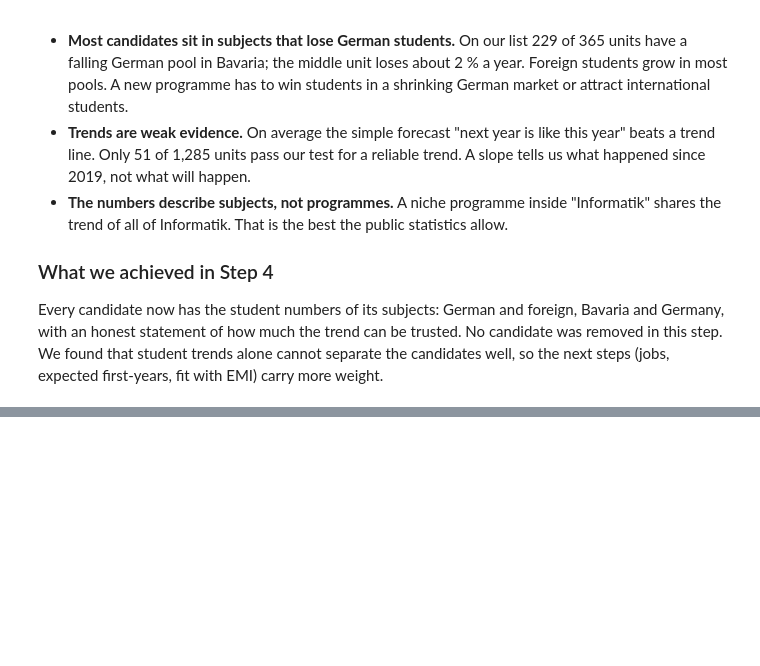
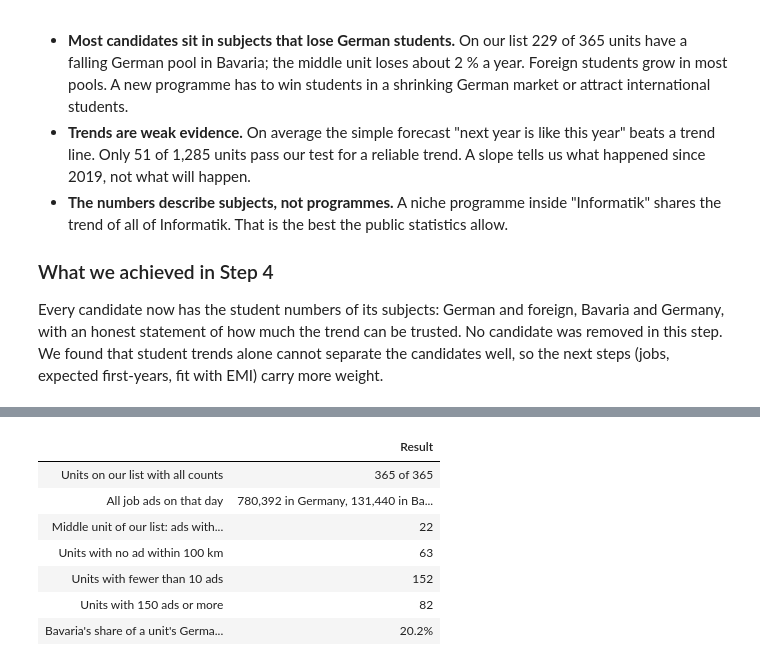
Before and after one commit to SomanthaManuranga/study-program-intelligence, a Jupyter notebook: notebooks/funnel_progress.ipynb, the cells around one changed output, grey strips where cells are left out. Saved outputs shown, nothing was run; the diff lists cells and outputs as text; code cells hidden in the pictures; blank space fills up the shorter version.

```diff
--- a/notebooks/funnel_progress.ipynb
+++ b/notebooks/funnel_progress.ipynb
@@ -683,0 +687,21 @@ Every candidate now has the student numbers of its subjects: German and foreign,
+# %%
+S5 = json.loads((ROOT / "data" / "interim" / "funnel2_step5.json").read_text(encoding="utf-8"))
+a, p5 = S5["all_ads"], S5["primary"]
+show(pd.DataFrame([
+    ("Units on our list with all counts", f"{p5['labour input ok']} of {p5['units']}"),
+    ("All job ads on that day", f"{a['germany']:,} in Germany, {a['bayern']:,} in Bavaria, {a['amberg_100km']:,} within 100 km of Amberg"),
+    ("Middle unit of our list: ads within 100 km for its middle search word", int(p5["median of the measure"])),
+    ("Units with no ad within 100 km", p5["units with 0 ads within 100 km"]),
+    ("Units with fewer than 10 ads", p5["units below 10"]),
+    ("Units with 150 ads or more", p5["units with 150 or more"]),
+    ("Bavaria's share of a unit's German ads (middle unit; all ads: {:.1%})".format(S5["bavaria_share_of_all_ads"]), f"{p5['median Bavarian share']:.1%}"),
+], columns=["", "Result"]))
+# %% [output]
+|  | Result |
+| Units on our list with all counts | 365 of 365 |
+| All job ads on that day | 780,392 in Germany, 131,440 in Ba... |
+| Middle unit of our list: ads with... | 22 |
+| Units with no ad within 100 km | 63 |
+| Units with fewer than 10 ads | 152 |
+| Units with 150 ads or more | 82 |
+| Bavaria's share of a unit's Germa... | 20.2% |
```
Also changed, not shown: parts of 7 cells of this notebook, 2 other files.
